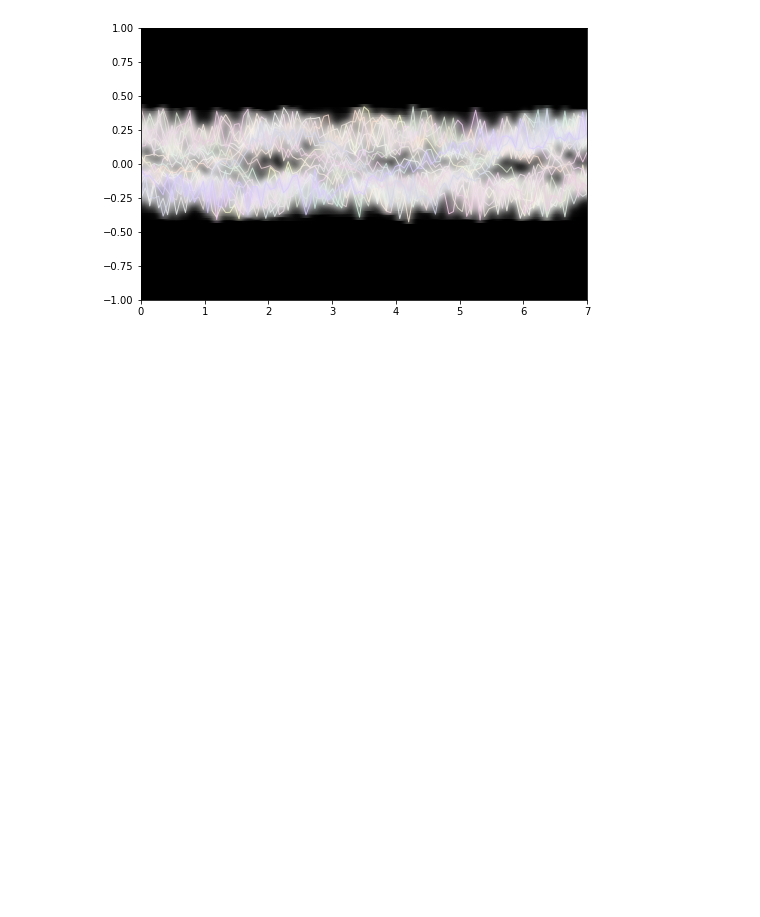
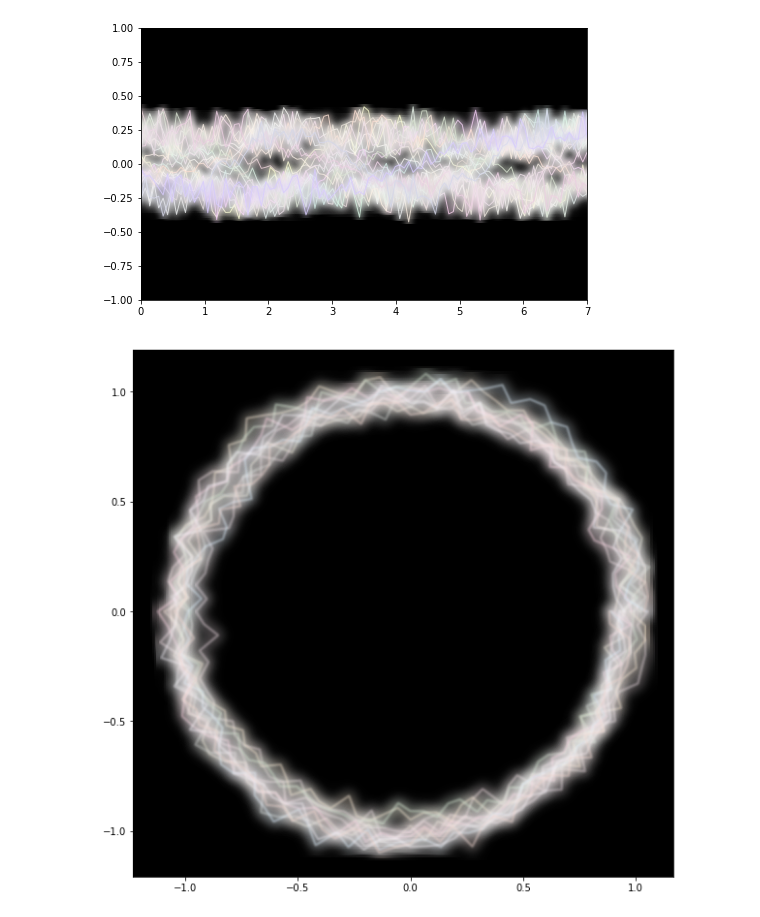
Before and after one commit to tjwei/NDHU_AM1130, a Jupyter notebook: week11-effect.ipynb, the cells around one changed output. Drawn from its saved outputs; the diff is of its cells as text; code cells hidden in the pictures; blank space fills up the shorter version.

```diff
--- a/week11-effect.ipynb
+++ b/week11-effect.ipynb
@@ -41,3 +41,23 @@ for d in range(20):
     plt.plot(t, .2*r*np.sin(freq*t+shift+noise)+noise, c=color, linewidth=1, alpha=.8, agg_filter=Blur(0))
 # %% [output]
 [figure]
+# %%
+plt.figure(figsize=(10,10))
+ax = plt.gca()
+ax.set_facecolor('black')
+#plt.xlim(0,7)
+#plt.ylim(-1, 1)
+
+t = np.linspace(0, 2*np.pi, 101)
+for d in range(10):
+    shift = np.random.uniform(low=0, high=2*np.pi)
+    noise = np.random.uniform(low=-0.05, high=0.05, size=t.shape)
+    freq = np.random.uniform(low=0.5, high=2)
+    r = np.random.uniform(low=0.5, high=2, size=t.shape)
+    color = tuple(np.random.uniform(0.8,1, size=3))
+    z = 1+.05*r*np.sin(freq*t+shift+noise)+noise
+    plt.plot(z*np.cos(t), z*np.sin(t), c=color, linewidth=15, alpha=0.1, agg_filter=Blur(9))
+    plt.plot(z*np.cos(t), z*np.sin(t), c=color, linewidth=10, alpha=0.3, agg_filter=Blur(5))
+    plt.plot(z*np.cos(t), z*np.sin(t), c=color, linewidth=2, alpha=.5, agg_filter=Blur(1))
+# %% [output]
+[figure, added]
```
Also changed, not shown: 1 other file.
